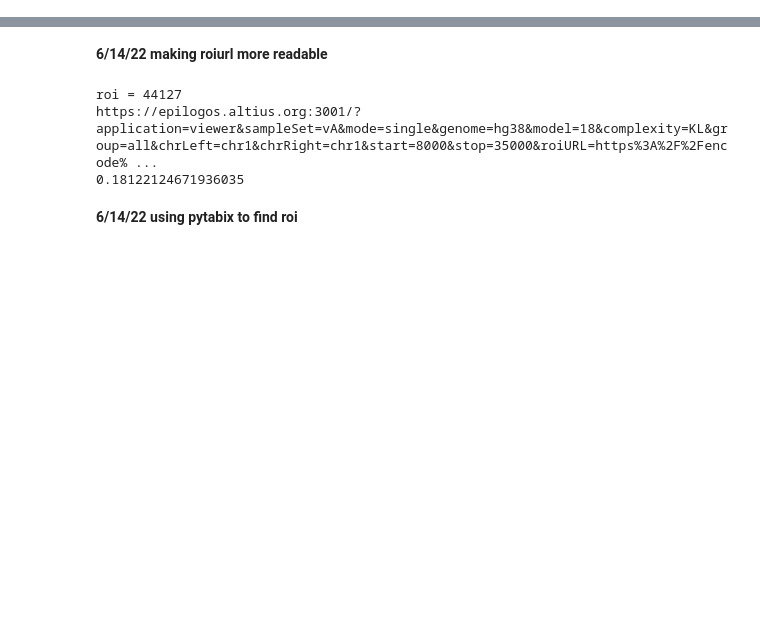
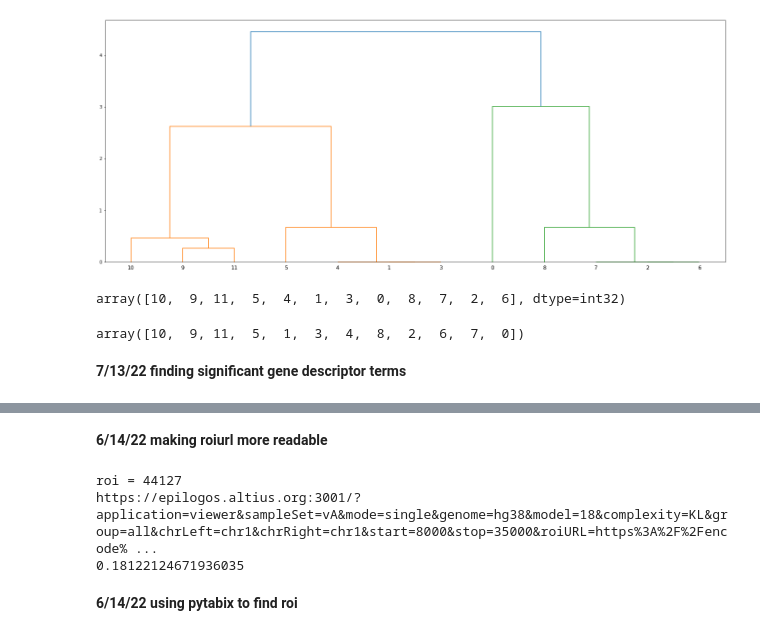
Before and after one commit to meuleman/gilbertAPI, a Jupyter notebook: externalresources/code/pipeline/test_can_delete_CT20220531.ipynb, the cells around one changed output, grey strips where cells are left out. Saved outputs shown, nothing was run; the diff lists cells and outputs as text; code cells hidden in the pictures; blank space fills up the shorter version.

```diff
--- a/externalresources/code/pipeline/test_can_delete_CT20220531.ipynb
+++ b/externalresources/code/pipeline/test_can_delete_CT20220531.ipynb
@@ -30,0 +247,30 @@ today = date.today()
+# %%
+X = [[0, 0],
+     [0, 1],
+     [1, 0],
+     [0, 4],
+     [0, 3],
+     [1, 4],
+     [4, 0],
+     [3, 0],
+     [4, 1],
+     [4, 4],
+     [3, 4],
+     [4, 3]]
+Z = hierarchy.ward(cosine_similarity(X))
+z0 = cosine_similarity(X)
+fig = plt.figure(figsize=(25, 10))
+dn = hierarchy.dendrogram(Z)
+plt.show()
+# %% [output]
+[figure, added]
+# %%
+hierarchy.leaves_list(Z)
+# %% [output]
+array([10,  9, 11,  5,  4,  1,  3,  0,  8,  7,  2,  6], dtype=int32)
+# %%
+np.argsort(-z0[10])
+# %% [output]
+array([10,  9, 11,  5,  1,  3,  4,  8,  2,  6,  7,  0])
+# %% [markdown]
+**7/13/22 finding significant gene descriptor terms**
```
Also changed, not shown: parts of 66 cells of this notebook.
